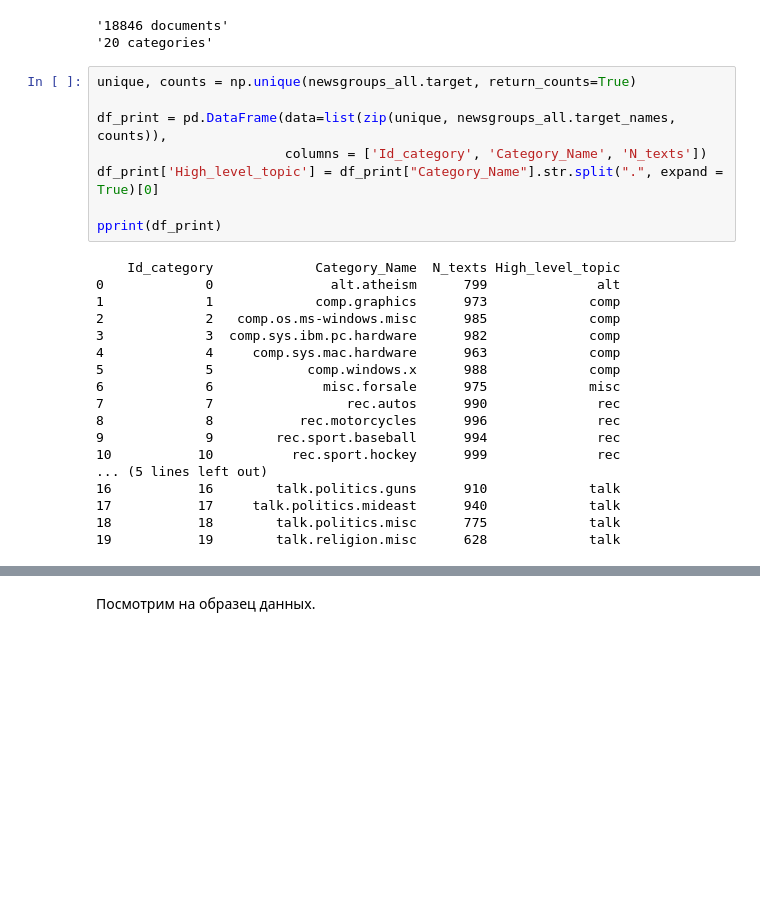
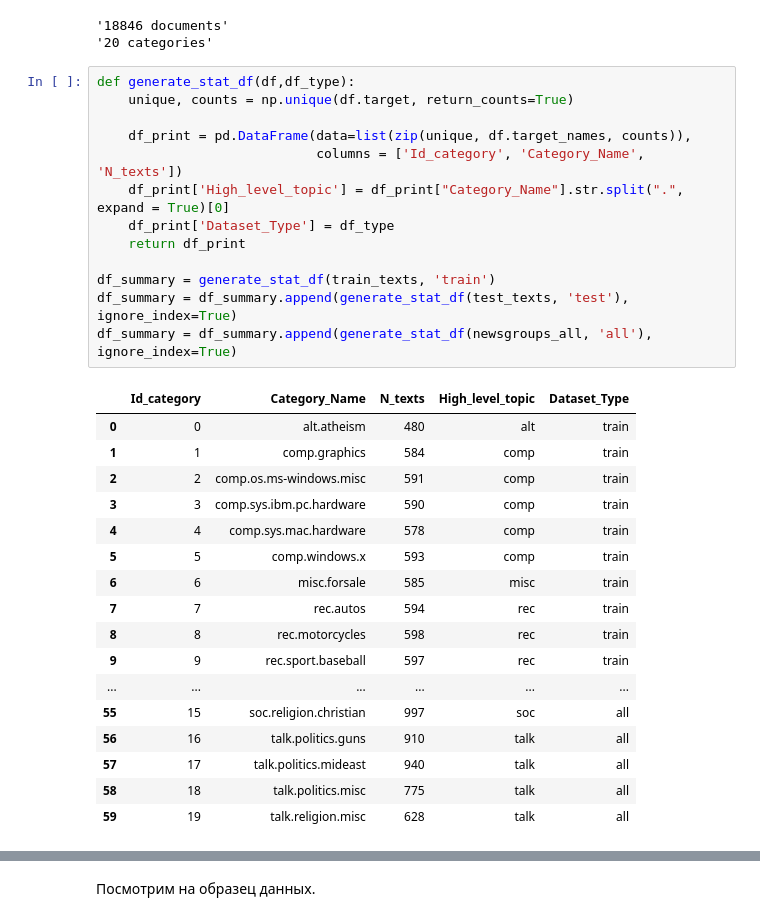
Before and after one commit to Espad/DS_5, a Jupyter notebook: Texts_Classification.ipynb, the cells around one changed output, grey strips where cells are left out. Saved outputs shown, nothing was run; the diff lists cells and outputs as text; blank space fills up the shorter version.

```diff
--- a/Texts_Classification.ipynb
+++ b/Texts_Classification.ipynb
@@ -129,31 +131,36 @@ pprint("%d categories" % len(newsgroups_all.target_names))
 '18846 documents'
 '20 categories'
 # %%
-unique, counts = np.unique(newsgroups_all.target, return_counts=True)
+def generate_stat_df(df,df_type):
+    unique, counts = np.unique(df.target, return_counts=True)
 
-df_print = pd.DataFrame(data=list(zip(unique, newsgroups_all.target_names, counts)),
-                        columns = ['Id_category', 'Category_Name', 'N_texts'])
-df_print['High_level_topic'] = df_print["Category_Name"].str.split(".", expand = True)[0]
+    df_print = pd.DataFrame(data=list(zip(unique, df.target_names, counts)),
+                            columns = ['Id_category', 'Category_Name', 'N_texts'])
+    df_print['High_level_topic'] = df_print["Category_Name"].str.split(".", expand = True)[0]
+    df_print['Dataset_Type'] = df_type
+    return df_print
 
-pprint(df_print)
+df_summary = generate_stat_df(train_texts, 'train')
+df_summary = df_summary.append(generate_stat_df(test_texts, 'test'), ignore_index=True)
+df_summary = df_summary.append(generate_stat_df(newsgroups_all, 'all'), ignore_index=True)
 # %% [output]
-    Id_category             Category_Name  N_texts High_level_topic
-0             0               alt.atheism      799              alt
-1             1             comp.graphics      973             comp
-2             2   comp.os.ms-windows.misc      985             comp
-3             3  comp.sys.ibm.pc.hardware      982             comp
-4             4     comp.sys.mac.hardware      963             comp
-5             5            comp.windows.x      988             comp
-6             6              misc.forsale      975             misc
-7             7                 rec.autos      990              rec
-8             8           rec.motorcycles      996              rec
-9             9        rec.sport.baseball      994              rec
-10           10          rec.sport.hockey      999              rec
-... (5 lines left out)
-16           16        talk.politics.guns      910             talk
-17           17     talk.politics.mideast      940             talk
-18           18        talk.politics.misc      775             talk
-19           19        talk.religion.misc      628             talk
+|  | Id_category | Category_Name | N_texts | High_level_topic | Dataset_Type |
+| 0 | 0 | alt.atheism | 480 | alt | train |
+| 1 | 1 | comp.graphics | 584 | comp | train |
+| 2 | 2 | comp.os.ms-windows.misc | 591 | comp | train |
+| 3 | 3 | comp.sys.ibm.pc.hardware | 590 | comp | train |
+| 4 | 4 | comp.sys.mac.hardware | 578 | comp | train |
+| 5 | 5 | comp.windows.x | 593 | comp | train |
+| 6 | 6 | misc.forsale | 585 | misc | train |
+| 7 | 7 | rec.autos | 594 | rec | train |
+| 8 | 8 | rec.motorcycles | 598 | rec | train |
+| 9 | 9 | rec.sport.baseball | 597 | rec | train |
+| ... | ... | ... | ... | ... | ... |
+| 55 | 15 | soc.religion.christian | 997 | soc | all |
+| 56 | 16 | talk.politics.guns | 910 | talk | all |
+| 57 | 17 | talk.politics.mideast | 940 | talk | all |
+| 58 | 18 | talk.politics.misc | 775 | talk | all |
+| 59 | 19 | talk.religion.misc | 628 | talk | all |
 # %%
 # print the histogramm with distribution of texts by categorieas and topics
 plt.figure(figsize=(15,8))
```
Also changed, not shown: parts of 14 cells of this notebook.
